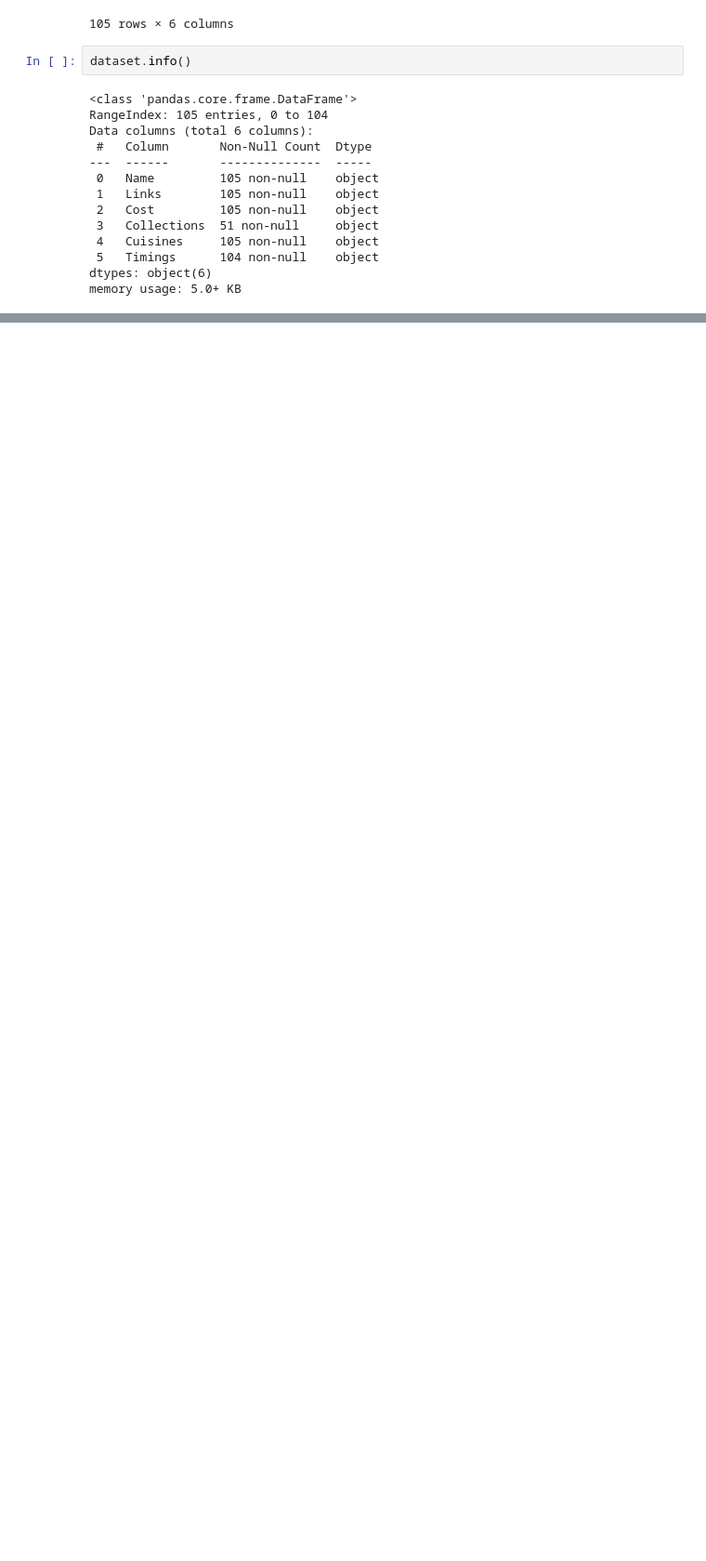
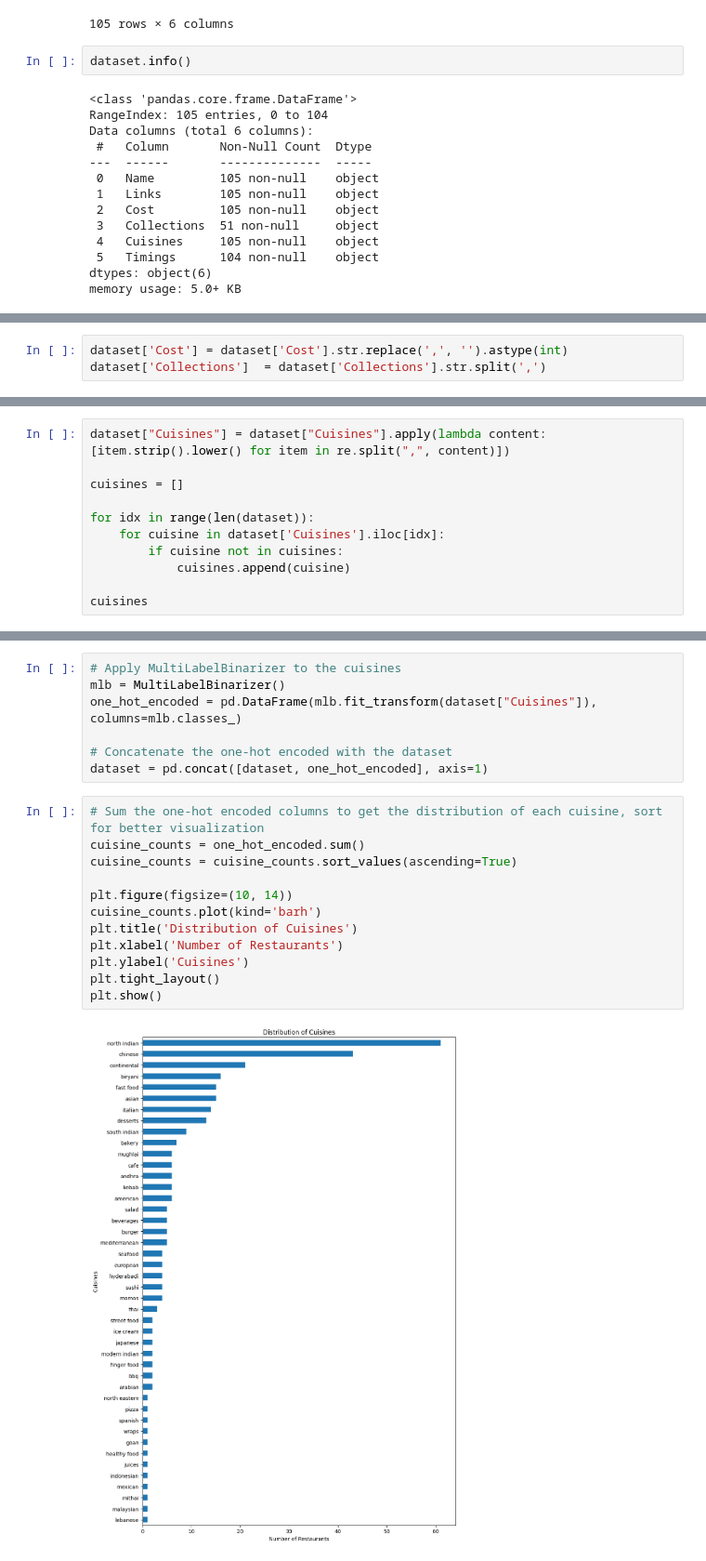
Before and after one commit to C-ph3r/Hyderabadi-Word-Soup, a Jupyter notebook: exploration_105.ipynb, the cells around one changed output, grey strips where cells are left out. Shown: that part at 93% size. Drawn from its saved outputs; the diff is of its cells as text; blank space fills up the shorter version.

```diff
--- a/exploration_105.ipynb
+++ b/exploration_105.ipynb
@@ -49,0 +62,3 @@ In this dataset, we have the following issues:
+# %%
+dataset['Cost'] = dataset['Cost'].str.replace(',', '').astype(int)
+dataset['Collections']  = dataset['Collections'].str.split(',')
@@ -49,0 +77,11 @@ In this dataset, we have the following issues:
+# %%
+dataset["Cuisines"] = dataset["Cuisines"].apply(lambda content: [item.strip().lower() for item in re.split(",", content)])
+
+cuisines = []
+
+for idx in range(len(dataset)):
+    for cuisine in dataset['Cuisines'].iloc[idx]:
+        if cuisine not in cuisines:
+            cuisines.append(cuisine)
+
+cuisines
@@ -49,0 +106,21 @@ In this dataset, we have the following issues:
+# %%
+# Apply MultiLabelBinarizer to the cuisines
+mlb = MultiLabelBinarizer()
+one_hot_encoded = pd.DataFrame(mlb.fit_transform(dataset["Cuisines"]), columns=mlb.classes_)
+
+# Concatenate the one-hot encoded with the dataset
+dataset = pd.concat([dataset, one_hot_encoded], axis=1)
+# %%
+# Sum the one-hot encoded columns to get the distribution of each cuisine, sort for better visualization
+cuisine_counts = one_hot_encoded.sum()
+cuisine_counts = cuisine_counts.sort_values(ascending=True)
+
+plt.figure(figsize=(10, 14))
+cuisine_counts.plot(kind='barh')
+plt.title('Distribution of Cuisines')
+plt.xlabel('Number of Restaurants')
+plt.ylabel('Cuisines')
+plt.tight_layout()
+plt.show()
+# %% [output]
+[figure, added]
```
Also changed, not shown: parts of 8 cells of this notebook.
